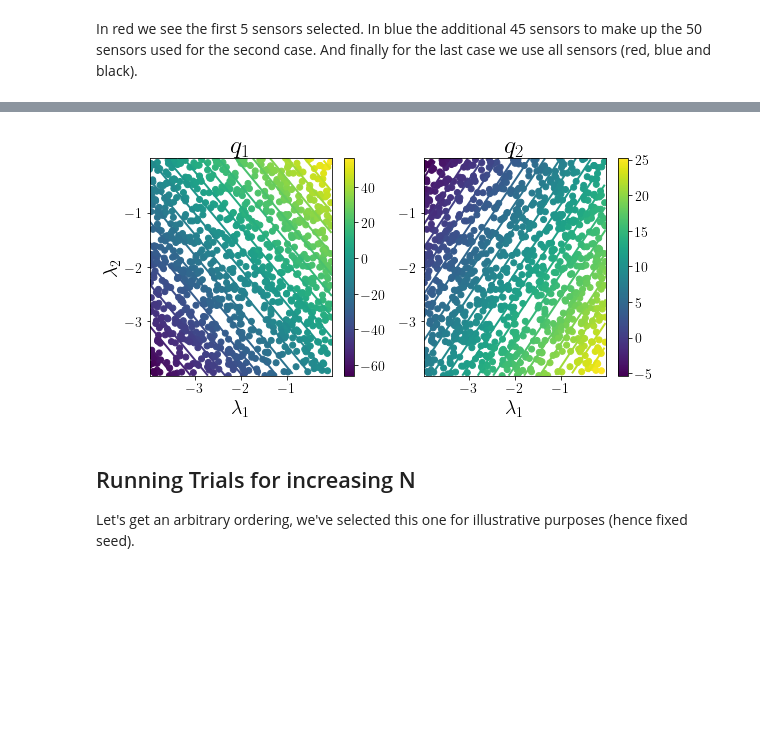
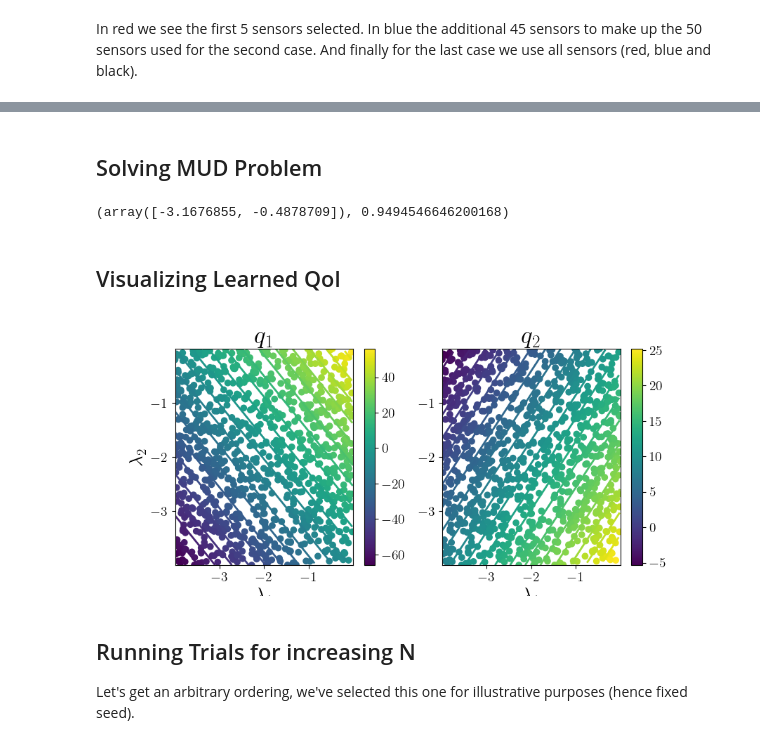
Before and after one commit to mathematicalmichael/mud, a Jupyter notebook: notebooks/Poisson.ipynb, the cells around one changed output, grey strips where cells are left out. Drawn from its saved outputs; the diff is of its cells as text; code cells hidden in the pictures; blank space fills up the shorter version.

```diff
--- a/notebooks/Poisson.ipynb
+++ b/notebooks/Poisson.ipynb
@@ -224,5 +255,5 @@ def plot_solution_spline(lam, aff=1000, plot_true=True, ax=None, **kwargs):
 # %%
-df = "poisson_prob"
+df = "poisson_datasets/poisson_prob"
 # %%
 # Decent results from 11, 21
 raw_data, poisson_prob = load_poisson_prob(df, std_dev=0.05, seed=21)
@@ -343,35 +333,0 @@ lims = ax.get_ylim()
-# %%
-fig = plt.figure(figsize=(9, 4))
-
-contour = False
-# note we could use ordered or unordered here, results won't change
-_ = poisson_prob.mud_problem(method="pca",
-                             num_components=num_components,
-                             sensors_mask=sorted_order)
-for i, v in enumerate(poisson_prob.pca["vecs"]):
-    ax = fig.add_subplot(1, num_components, i + 1)
-    ax = poisson_prob.sensor_scatter_plot(
-        mask=sorted_order,
-        ax=ax, c=v, colorbar=False, s=50,
-        vmin=lims[0], vmax=lims[1]
-    )
-    if contour:
-        poisson_prob.sensor_contour_plot(
-            ax=ax,
-            c_vals=v,
-            fill=False,
-            colorbar=False,
-            levels=30,
-            vmin=lims[0], vmax=lims[1]
-        )
-    ax.set_title(f"$var = {poisson_prob.pca['var'][i]:.2E}$", fontsize=22)
-    ax.set_xlabel("$x_1$")
-    if i == 0: ax.set_ylabel("$x_2$")
-
-plt.subplots_adjust(bottom=0.1, right=0.85, top=0.9)
-cax = plt.axes([0.9, 0.1, 0.025, 0.8])
-plt.colorbar(cax=cax)
-
-save_figure(
-    "sensor_contours", ".", close_fig=False, dpi=500, bbox_inches="tight"
-)
@@ -423,16 +334,26 @@ save_figure(
+# %% [markdown]
+## Solving MUD Problem
+# %%
+num_components = 2
+mud_prob = poisson_prob.mud_problem(method="pca", num_components=num_components)
+mud_pt = mud_prob.estimate()
+mud_pt, mud_prob.exp_r()
+# %% [output]
+(array([-3.1676855, -0.4878709]), 0.9494546646200168)
+# %% [markdown]
+## Visualizing Learned QoI
 # %%
 fig = plt.figure(figsize=(9, 4))
 
 for i in range(num_components):
     ax = fig.add_subplot(1, 2, i + 1)
     mud_prob.plot_params_2d(ax=ax, y=i, contours=True, colorbar=True)
-    if i == 1: ax.set_ylabel("")
+    if i == 1:
+        ax.set_ylabel("")
 
-save_figure(
-    "learned_qoi", ".", close_fig=False, dpi=500, bbox_inches="tight"
-)
+save_figure("learned_qoi", ".", close_fig=False, dpi=resolution, bbox_inches="tight")
 # %% [output]
-[figure, old version]
+[figure, new version]
 # %% [markdown]
 ## Running Trials for increasing N
 
```
Also changed, not shown: parts of 53 cells of this notebook, 30 other files.
